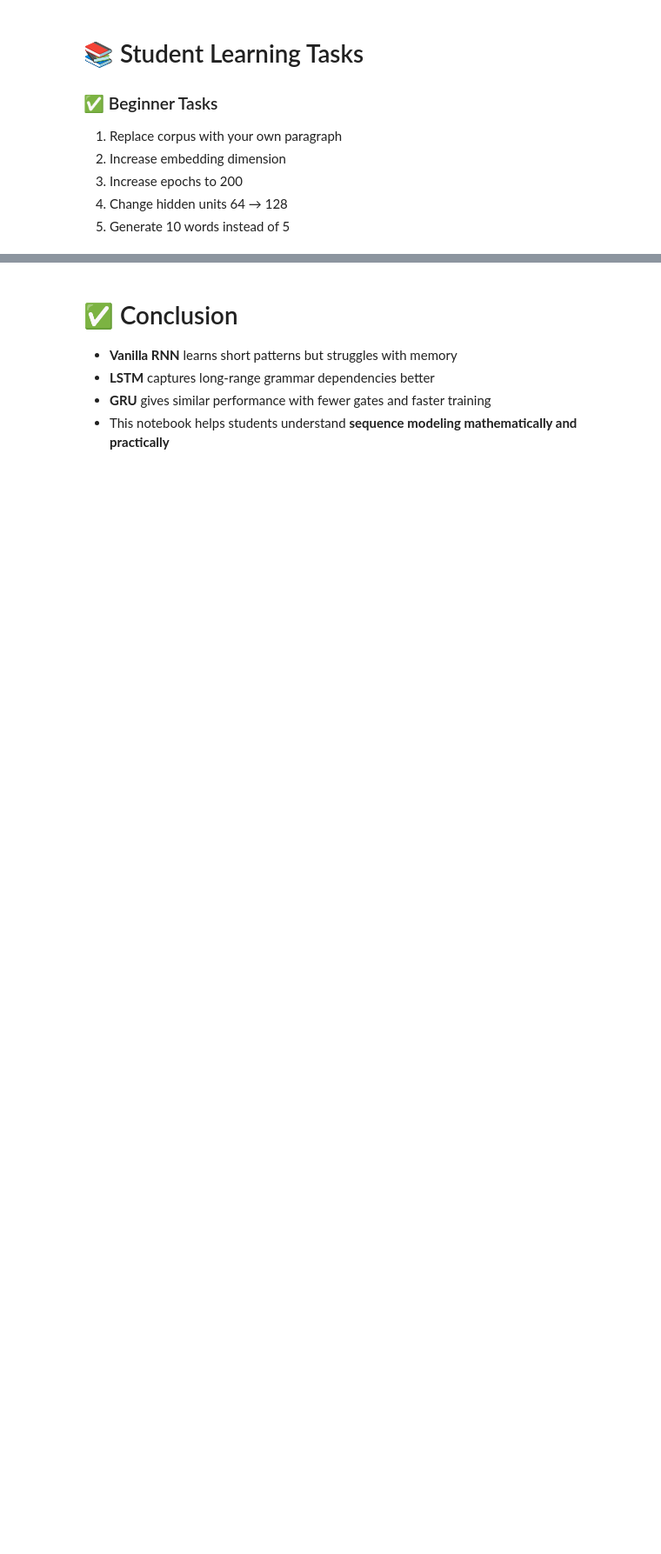
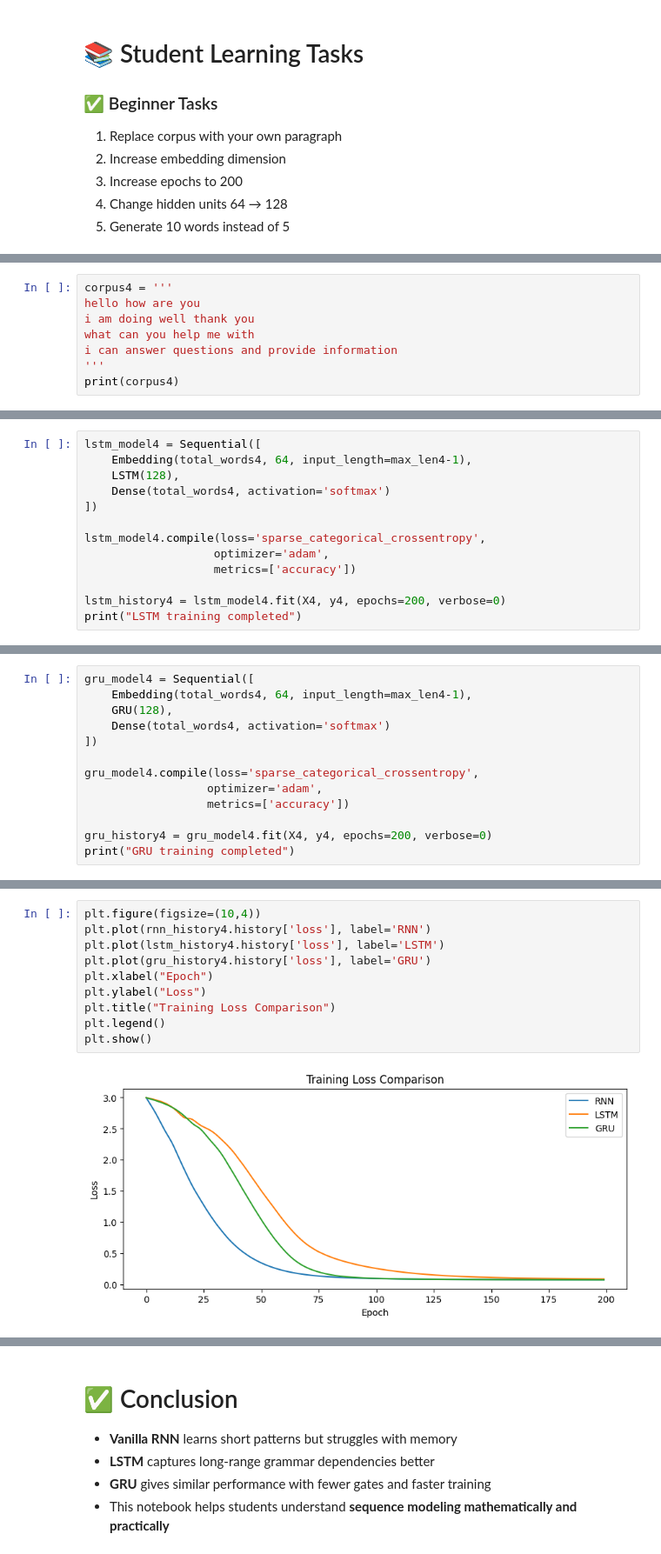
Before and after one commit to aryanranga721-ops/Celebal_Internship, a Jupyter notebook: Week5_Aryan.ipynb, the cells around one changed output, grey strips where cells are left out. Shown at 87% size. Drawn from its saved outputs; the diff is of its cells as text; blank space fills up the shorter version.

```diff
--- a/Week5_Aryan.ipynb
+++ b/Week5_Aryan.ipynb
@@ -273,0 +514,8 @@ GRU : deep learning is transforming artificial intelligence intelligence lstm ls
+# %%
+corpus4 = '''
+hello how are you
+i am doing well thank you
+what can you help me with
+i can answer questions and provide information
+'''
+print(corpus4)
@@ -273,0 +588,13 @@ GRU : deep learning is transforming artificial intelligence intelligence lstm ls
+# %%
+lstm_model4 = Sequential([
+    Embedding(total_words4, 64, input_length=max_len4-1),
+    LSTM(128),
+    Dense(total_words4, activation='softmax')
+])
+
+lstm_model4.compile(loss='sparse_categorical_crossentropy',
+                   optimizer='adam',
+                   metrics=['accuracy'])
+
+lstm_history4 = lstm_model4.fit(X4, y4, epochs=200, verbose=0)
+print("LSTM training completed")
@@ -273,0 +612,13 @@ GRU : deep learning is transforming artificial intelligence intelligence lstm ls
+# %%
+gru_model4 = Sequential([
+    Embedding(total_words4, 64, input_length=max_len4-1),
+    GRU(128),
+    Dense(total_words4, activation='softmax')
+])
+
+gru_model4.compile(loss='sparse_categorical_crossentropy',
+                  optimizer='adam',
+                  metrics=['accuracy'])
+
+gru_history4 = gru_model4.fit(X4, y4, epochs=200, verbose=0)
+print("GRU training completed")
@@ -273,0 +629,12 @@ GRU : deep learning is transforming artificial intelligence intelligence lstm ls
+# %%
+plt.figure(figsize=(10,4))
+plt.plot(rnn_history4.history['loss'], label='RNN')
+plt.plot(lstm_history4.history['loss'], label='LSTM')
+plt.plot(gru_history4.history['loss'], label='GRU')
+plt.xlabel("Epoch")
+plt.ylabel("Loss")
+plt.title("Training Loss Comparison")
+plt.legend()
+plt.show()
+# %% [output]
+[figure, added]
```
Also changed, not shown: parts of 90 cells of this notebook.
